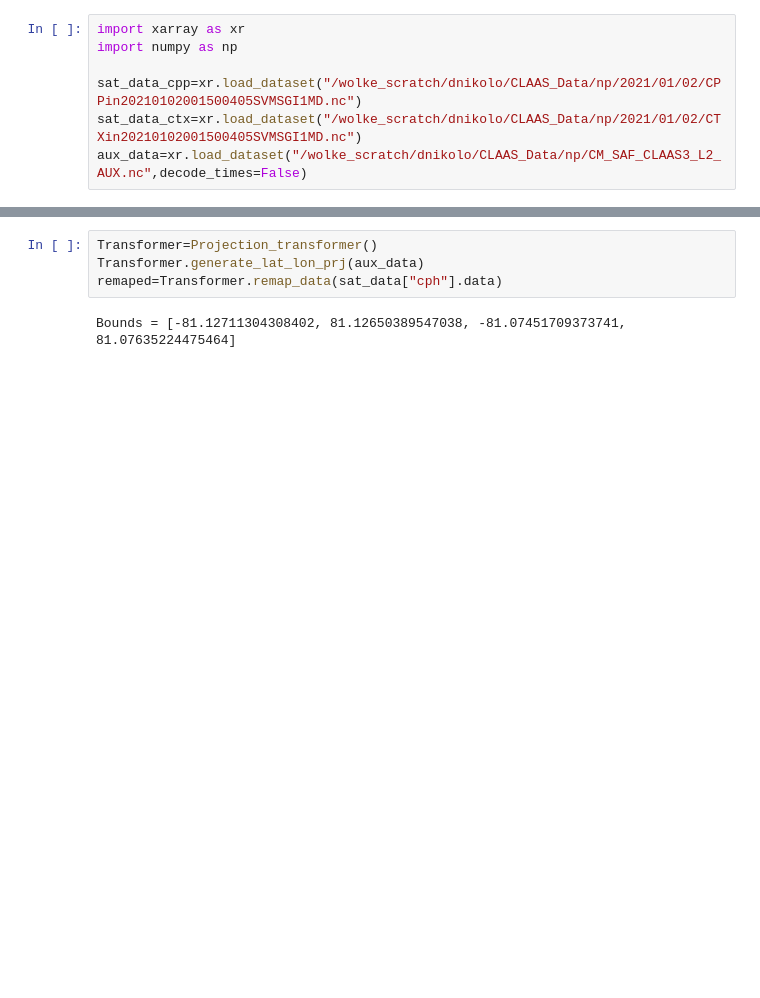
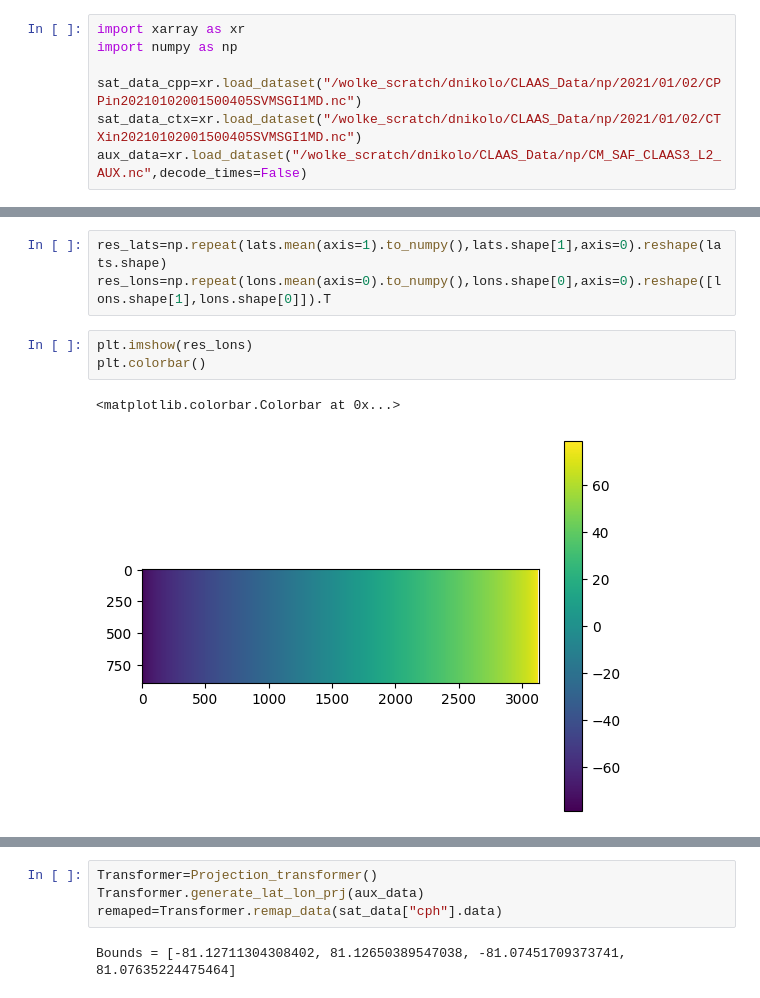
Before and after one commit to DragomirNikolov/Glaciation_time_estimatior, a Jupyter notebook: Data_preprocessing/test.ipynb, the cells around one changed output, grey strips where cells are left out. Cells and saved outputs as stored; diff of their text form; blank space fills up the shorter version.

```diff
--- a/Data_preprocessing/test.ipynb
+++ b/Data_preprocessing/test.ipynb
@@ -86,0 +240,9 @@ Data variables: (12/30)
+# %%
+res_lats=np.repeat(lats.mean(axis=1).to_numpy(),lats.shape[1],axis=0).reshape(lats.shape)
+res_lons=np.repeat(lons.mean(axis=0).to_numpy(),lons.shape[0],axis=0).reshape([lons.shape[1],lons.shape[0]]).T
+# %%
+plt.imshow(res_lons)
+plt.colorbar()
+# %% [output]
+<matplotlib.colorbar.Colorbar at 0x...>
+[figure, added]
```
Also changed, not shown: parts of 23 cells of this notebook, 4 other files.
